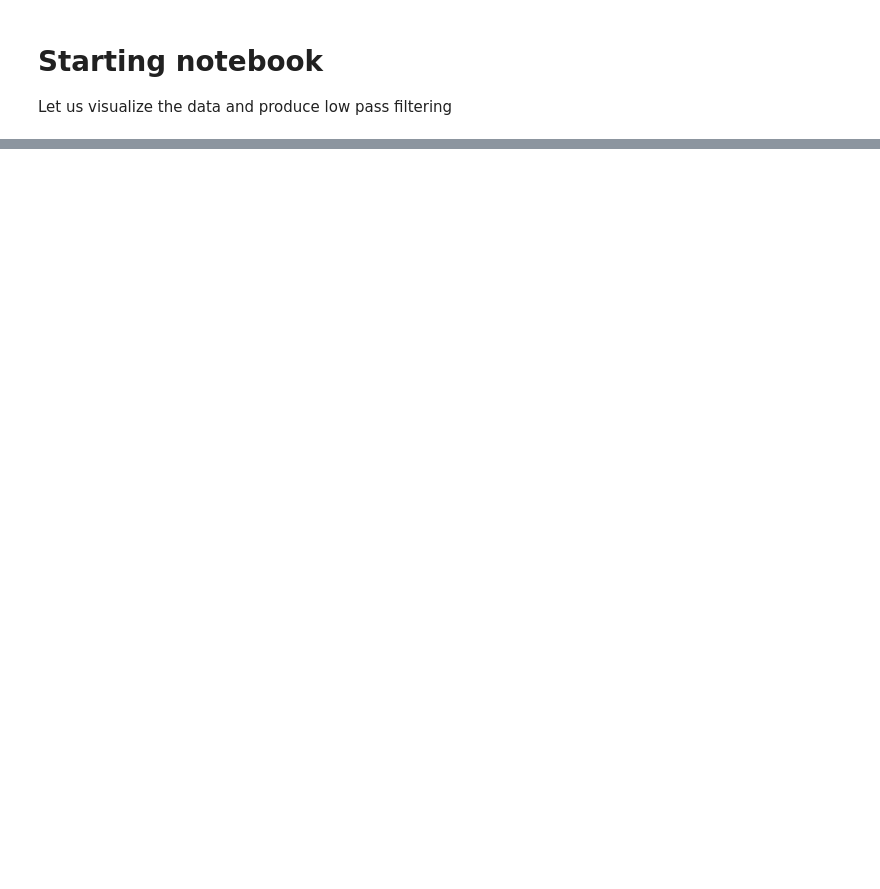
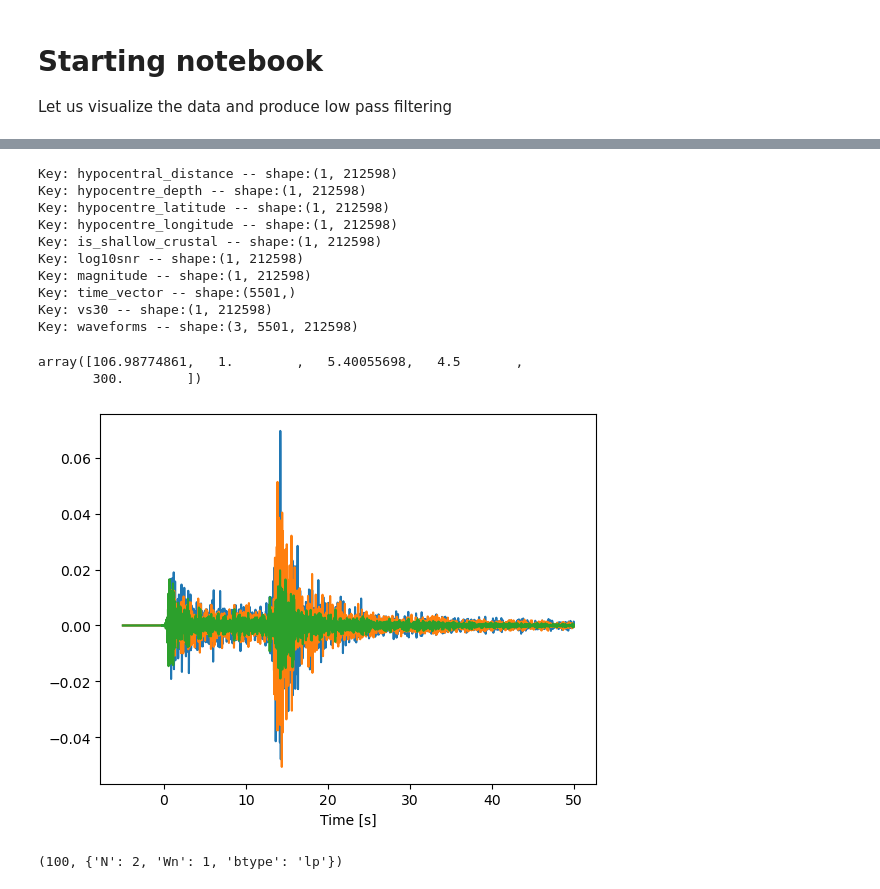
Before and after one commit to highfem/tqdne, a Jupyter notebook: notebooks/test_dataset.ipynb, the cells around one changed output, grey strips where cells are left out. Saved outputs shown, nothing was run; the diff lists cells and outputs as text; code cells hidden in the pictures; blank space fills up the shorter version.

```diff
--- a/notebooks/test_dataset.ipynb
+++ b/notebooks/test_dataset.ipynb
@@ -28,19 +46,36 @@ means, stds = compute_mean_std_features(datapath, features_keys)
 # %%
 # Opent the hdf5 file
 
-sample_id = 0
+sample_id = 10
 with h5py.File(datapath, "r") as f:
     for key in f.keys():
-        print(f"Key: {key} -- {f[key].shape}")
+        print(f"Key: {key} -- shape:{f[key].shape}")
 
     time = f["time_vector"][:]
     waveform, features = extract_sample_from_h5file(f, sample_id)
 plt.plot(time, waveform.T)
 plt.xlabel("Time [s]")
-features, stds, means
+features
+# %% [output]
+Key: hypocentral_distance -- shape:(1, 212598)
+Key: hypocentre_depth -- shape:(1, 212598)
+Key: hypocentre_latitude -- shape:(1, 212598)
+Key: hypocentre_longitude -- shape:(1, 212598)
+Key: is_shallow_crustal -- shape:(1, 212598)
+Key: log10snr -- shape:(1, 212598)
+Key: magnitude -- shape:(1, 212598)
+Key: time_vector -- shape:(5501,)
+Key: vs30 -- shape:(1, 212598)
+Key: waveforms -- shape:(3, 5501, 212598)
+array([106.98774861,   1.        ,   5.40055698,   4.5       ,
+       300.        ])
+[figure, added]
 # %%
-fs = config.fs
-params_filter = config.params_filter
+fs = config.fs # sampling frequency
+params_filter = config.params_filter # filter parameters
+fs, params_filter
+# %% [output]
+(100, {'N': 2, 'Wn': 1, 'btype': 'lp'})
 # %%
 # plot the frequency response
 b, a = signal.butter(**params_filter, analog=True)
```
Also changed, not shown: parts of 9 cells of this notebook, 11 other files.
